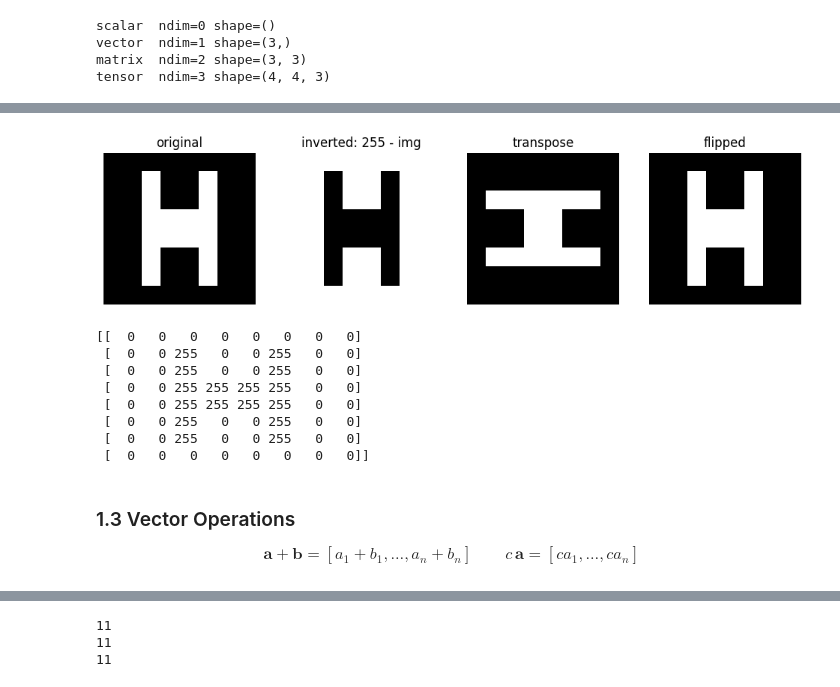
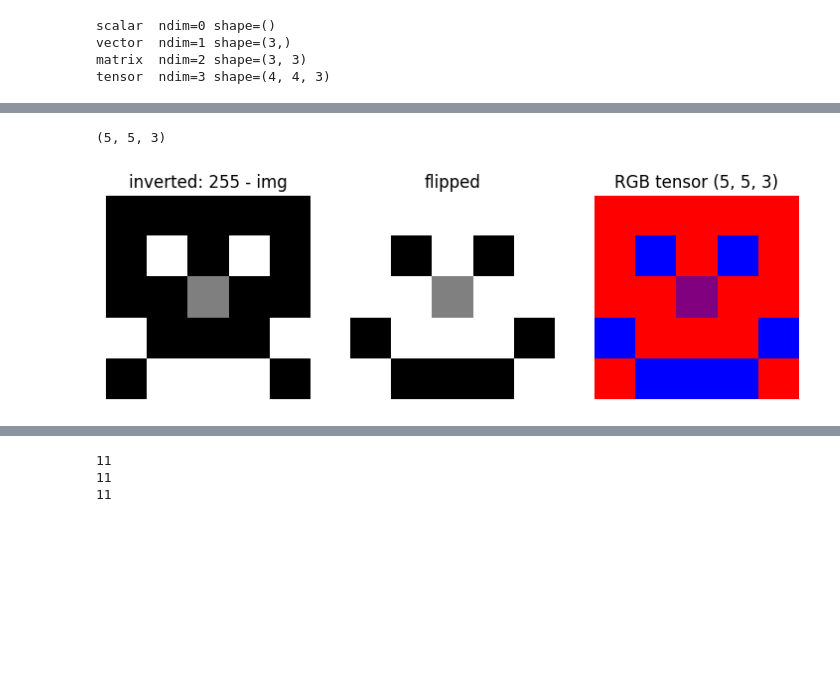
Before and after one commit to AdhiDevX369/ml-begginer, a Jupyter notebook: week2/Week_02_Maths_Behind_ML_Support.ipynb, the cells around one changed output, grey strips where cells are left out. Saved outputs shown, nothing was run; the diff lists cells and outputs as text; code cells hidden in the pictures; blank space fills up the shorter version.

```diff
--- a/week2/Week_02_Maths_Behind_ML_Support.ipynb
+++ b/week2/Week_02_Maths_Behind_ML_Support.ipynb
@@ -31,7 +65,7 @@ scalar = np.array(31)
 vector = np.array([3, 1200, 2])
 matrix = np.array([[3, 1200, 2],
                    [2,  850, 1],
-                   [4, 1800, 3]])
+                   [4, 2000, 3]])
 tensor = np.random.randint(0, 256, size=(4, 4, 3))
 
 for name, a in [("scalar", scalar), ("vector", vector), ("matrix", matrix), ("tensor", tensor)]:
@@ -47,0 +82,11 @@ A grayscale image is a matrix of brightness values in $[0, 255]$. A colour image
+# %%
+face = np.array([[255, 255, 255, 255, 255],
+                 [255,   0, 255,   0, 255],
+                 [255, 255, 128, 255, 255],
+                 [  0, 255, 255, 255,   0],
+                 [255,   0,   0,   0, 255]])
+
+print(face.shape)
+plt.imshow(face, cmap="gray", vmin=0, vmax=255)
+plt.title("5 x 5 grayscale image"); plt.axis("off")
+plt.show()
@@ -48,28 +96,15 @@ A grayscale image is a matrix of brightness values in $[0, 255]$. A colour image
 # %%
-img = np.zeros((8, 8), dtype=np.uint8)
-img[1:7, 2] = 255
-img[1:7, 5] = 255
-img[3:5, 2:6] = 255
+colour = np.zeros((5, 5, 3), dtype=np.uint8)
+colour[..., 0] = face
+colour[..., 2] = 255 - face
+print(colour.shape)
 
-fig, ax = plt.subplots(1, 4, figsize=(12, 3))
-ax[0].imshow(img, cmap="gray"); ax[0].set_title("original")
-ax[1].imshow(255 - img, cmap="gray"); ax[1].set_title("inverted: 255 - img")
-ax[2].imshow(img.T, cmap="gray"); ax[2].set_title("transpose")
-ax[3].imshow(np.fliplr(img), cmap="gray"); ax[3].set_title("flipped")
+fig, ax = plt.subplots(1, 3, figsize=(9, 3))
+ax[0].imshow(255 - face, cmap="gray", vmin=0, vmax=255); ax[0].set_title("inverted: 255 - img")
+ax[1].imshow(np.fliplr(face), cmap="gray", vmin=0, vmax=255); ax[1].set_title("flipped")
+ax[2].imshow(colour); ax[2].set_title("RGB tensor (5, 5, 3)")
 for a in ax: a.axis("off")
 plt.show()
-print(img)
 # %% [output]
+(5, 5, 3)
-[figure, old version]
+[figure, new version]
-[[  0   0   0   0   0   0   0   0]
- [  0   0 255   0   0 255   0   0]
- [  0   0 255   0   0 255   0   0]
- [  0   0 255 255 255 255   0   0]
- [  0   0 255 255 255 255   0   0]
- [  0   0 255   0   0 255   0   0]
- [  0   0 255   0   0 255   0   0]
- [  0   0   0   0   0   0   0   0]]
-# %% [markdown]
-### 1.3 Vector Operations
-
-$$\mathbf{a} + \mathbf{b} = [a_1 + b_1, \dots, a_n + b_n] \qquad c\,\mathbf{a} = [c a_1, \dots, c a_n]$$
```
Also changed, not shown: parts of 104 cells of this notebook, 2 other files.
